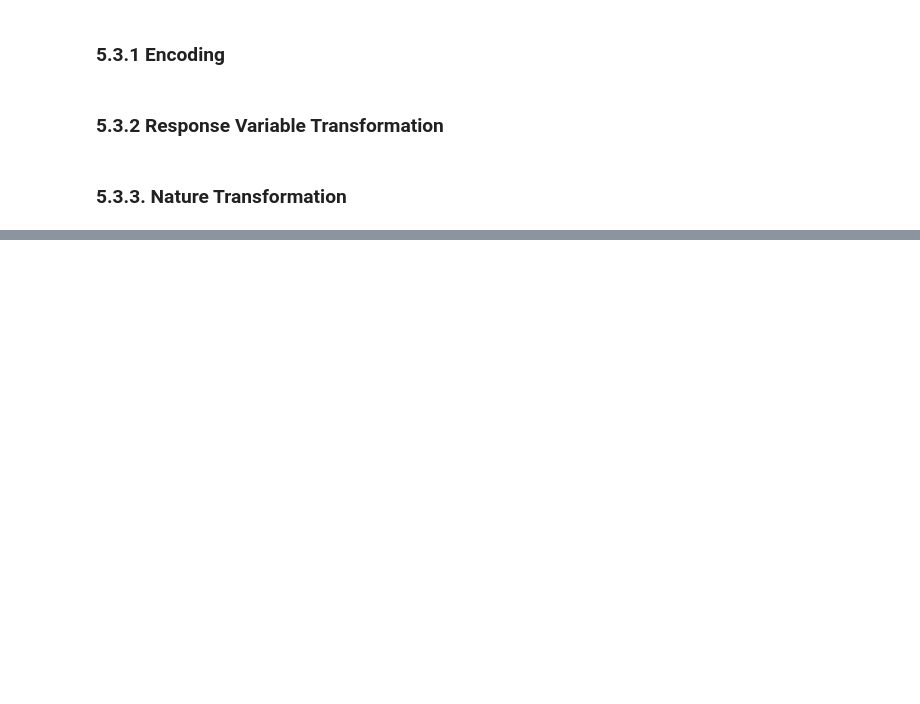
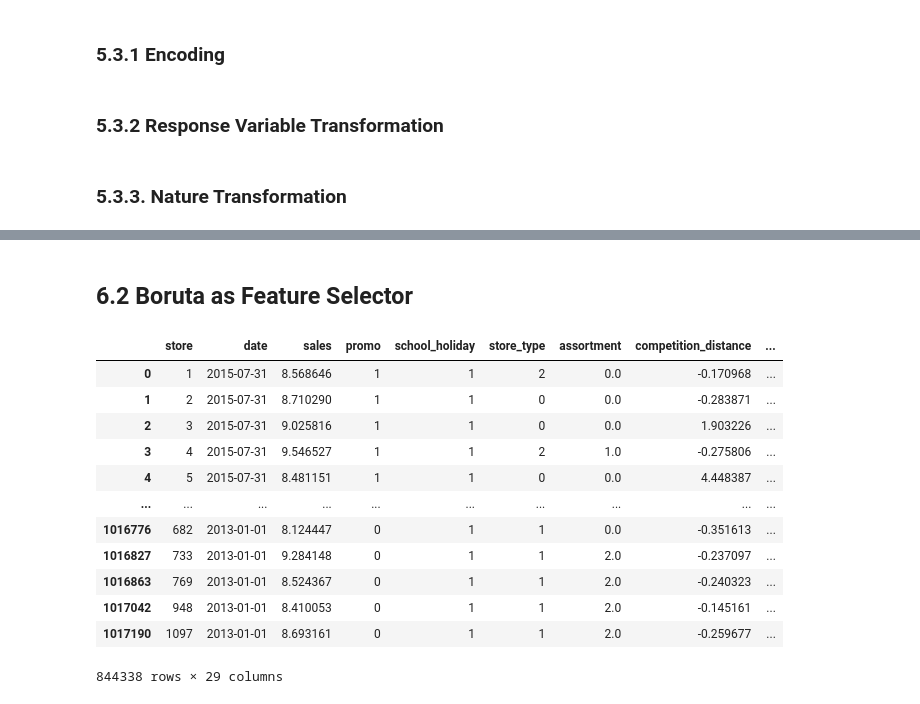
Before and after one commit to alvaro-morais-png/ds_em_producao, a Jupyter notebook: mo4_sotre_sales_prediction.ipynb, the cells around one changed output, grey strips where cells are left out. Saved outputs shown, nothing was run; the diff lists cells and outputs as text; code cells hidden in the pictures; blank space fills up the shorter version.

Commit message:
Boruta method run

```diff
--- a/mo4_sotre_sales_prediction.ipynb
+++ b/mo4_sotre_sales_prediction.ipynb
@@ -1120,0 +1158,2 @@ df5['week_of_year_cos'] = df5[ 'week_of_year' ].apply( lambda x: np.cos( x * ( 2
+# %%
+df6 = df5.copy()
@@ -1120,0 +1162,4 @@ df5['week_of_year_cos'] = df5[ 'week_of_year' ].apply( lambda x: np.cos( x * ( 2
+# %%
+# Apagar variáveis originais que severam para derivar
+cols_drop = ['week_of_year', 'day', 'month', 'day_of_week', 'promo_since', 'competition_since', 'year_week', 'promo_interval']
+df6 = df6.drop(cols_drop, axis=1)
@@ -1120,0 +1195,18 @@ df5['week_of_year_cos'] = df5[ 'week_of_year' ].apply( lambda x: np.cos( x * ( 2
+# %% [markdown]
+## 6.2 Boruta as Feature Selector
+# %%
+df6
+# %% [output]
+|  | store | date | sales | promo | school_holiday | store_type | assortment | competition_distance | ... |
+| 0 | 1 | 2015-07-31 | 8.568646 | 1 | 1 | 2 | 0.0 | -0.170968 | ... |
+| 1 | 2 | 2015-07-31 | 8.710290 | 1 | 1 | 0 | 0.0 | -0.283871 | ... |
+| 2 | 3 | 2015-07-31 | 9.025816 | 1 | 1 | 0 | 0.0 | 1.903226 | ... |
+| 3 | 4 | 2015-07-31 | 9.546527 | 1 | 1 | 2 | 1.0 | -0.275806 | ... |
+| 4 | 5 | 2015-07-31 | 8.481151 | 1 | 1 | 0 | 0.0 | 4.448387 | ... |
+| ... | ... | ... | ... | ... | ... | ... | ... | ... | ... |
+| 1016776 | 682 | 2013-01-01 | 8.124447 | 0 | 1 | 1 | 0.0 | -0.351613 | ... |
+| 1016827 | 733 | 2013-01-01 | 9.284148 | 0 | 1 | 1 | 2.0 | -0.237097 | ... |
+| 1016863 | 769 | 2013-01-01 | 8.524367 | 0 | 1 | 1 | 2.0 | -0.240323 | ... |
+| 1017042 | 948 | 2013-01-01 | 8.410053 | 0 | 1 | 1 | 2.0 | -0.145161 | ... |
+| 1017190 | 1097 | 2013-01-01 | 8.693161 | 0 | 1 | 1 | 2.0 | -0.259677 | ... |
+844338 rows × 29 columns
```
Also changed, not shown: parts of 17 cells of this notebook.
